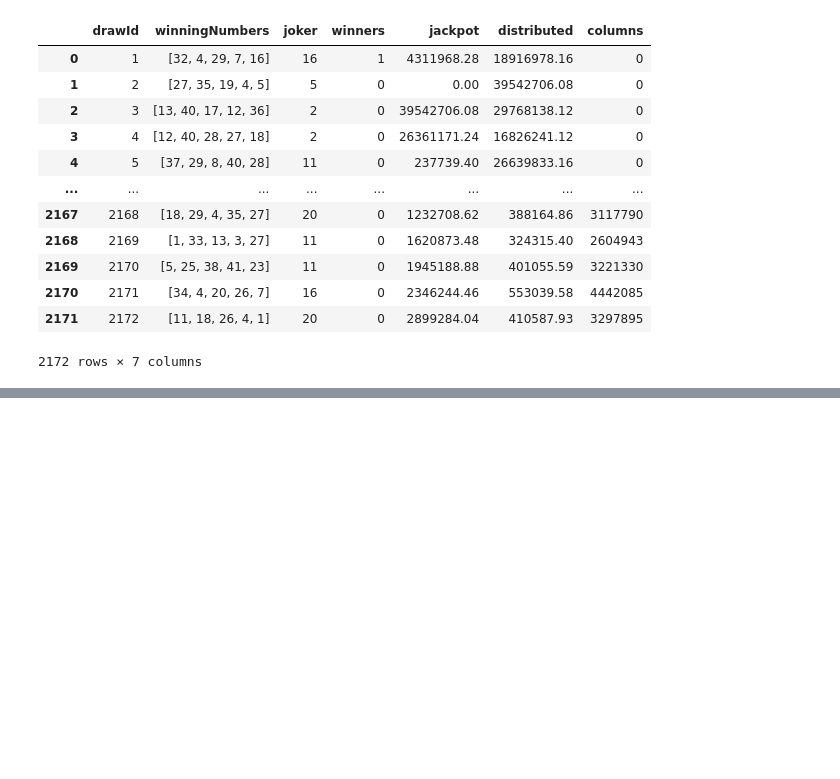
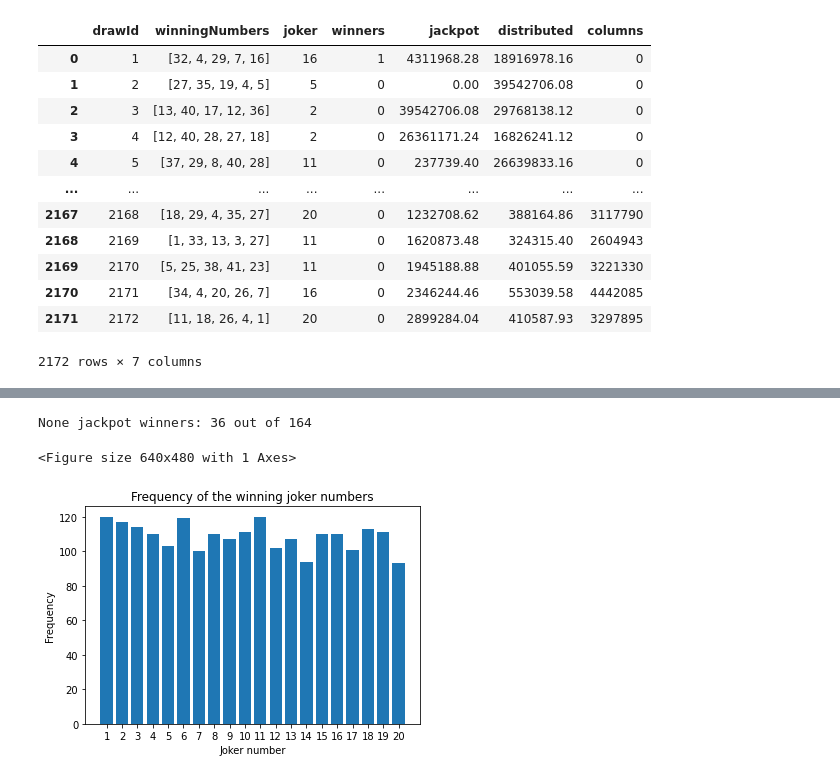
Before and after one commit to EKostinoudis/Joker-Statistics, a Jupyter notebook: stats.ipynb, the cells around one changed output, grey strips where cells are left out. Drawn from its saved outputs; the diff is of its cells as text; code cells hidden in the pictures; blank space fills up the shorter version.

Commit message:
Figures

```diff
--- a/stats.ipynb
+++ b/stats.ipynb
@@ -2,5 +2,9 @@
 import pandas as pd
 
 dataFile = "data2172.csv"
+saveFig = True
 
 data = pd.read_csv(dataFile)
+
+for row in range(len(data)):
+    data["winningNumbers"][row] = [int(i) for i in data["winningNumbers"][row][1:-1].split(", ")]
@@ -53,0 +97,37 @@ Biggest winning money 19278990.85 at drawId: 1071 with 3 winners
+# %%
+notJackpot = data["jackpot"] == 0
+print("None jackpot winners:", (data[notJackpot]["winners"] > 0).sum(), "out of", notJackpot.sum())
+# %% [output]
+None jackpot winners: 36 out of 164
+# %%
+from collections import Counter
+
+numbersFrequency = dict(Counter(i for sub in data["winningNumbers"] for i in set(sub)))
+# print(numbersFrequency)
+
+jokerFrequency = dict(Counter(data["joker"]))
+# print(jokerFrequency)
+
+winnersFrequency = dict(Counter(data["winners"]))
+# print(winnersFrequency)
+# %%
+import matplotlib.pyplot as plt
+
+numbersFrequencyFig = plt.figure()
+plt.bar(numbersFrequency.keys(), numbersFrequency.values())
+plt.xlabel('Number')
+plt.ylabel('Frequency')
+plt.title('Frequency of the winning numbers')
+plt.show()
+# %% [output]
+<Figure size 640x480 with 1 Axes>
+# %%
+jokerFrequencyFig = plt.figure()
+plt.bar(jokerFrequency.keys(), jokerFrequency.values())
+plt.xlabel('Joker number')
+plt.ylabel('Frequency')
+plt.title('Frequency of the winning joker numbers')
+plt.xticks(range(1,21))
+plt.show()
+# %% [output]
+[figure, added]
```
Also changed, not shown: parts of 10 cells of this notebook, 5 other files.
